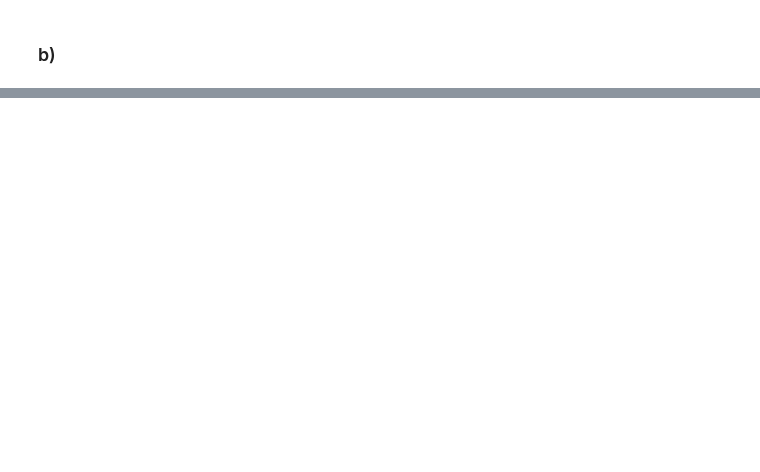
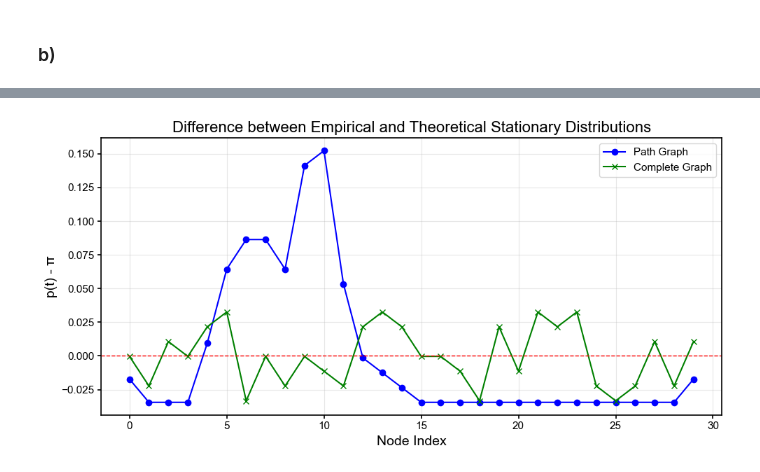
Before and after one commit to sepehrilami/phys7332_fa25, a Jupyter notebook: assignments/assignment03.ipynb, the cells around one changed output, grey strips where cells are left out. Saved outputs shown, nothing was run; the diff lists cells and outputs as text; code cells hidden in the pictures; blank space fills up the shorter version.

```diff
--- a/assignments/assignment03.ipynb
+++ b/assignments/assignment03.ipynb
@@ -1156,0 +942,20 @@ Overall, the spectral gap provides valuable insights into how network structure
+# %%
+# import eigs
+from scipy.sparse.linalg import eigs
+
+# Already defined P in part a.
+
+# Using linear algebra to compute lambda_1 and its right eigenvector
+vals, vecs = eigs(P.T, k=1, which='LR')
+lambda1 = vals[0]
+pi_vec = vecs[:, 0].real
+# pi_vec /= np.sum(pi_vec)  # Normalize to sum to 1
+print("Lambda_1 from eigs:", lambda1)
+print("Stationary distribution π from eigs:", pi_vec)
+
+print("---------------------------------------------------")
+
+# compute the second largest eigenvalue
+vals2, _ = eigs(P.T, k=2, which='LR')
+lambda2 = np.sort(np.abs(vals2))[::-1][1]
+print("Lambda_2 from eigs:", lambda2)
@@ -1156,0 +1078,36 @@ Overall, the spectral gap provides valuable insights into how network structure
+# %%
+T = 100
+burn_in = 10
+# Path graph random walk
+start_node_path = np.random.randint(0, P_path.shape[0])
+path_path = random_walk(P_path, start_node_path, T)
+visit_counts_path = np.zeros(G_path.number_of_nodes())
+for node in path_path[burn_in:]:
+    visit_counts_path[node] += 1
+pi_hat_path = visit_counts_path / np.sum(visit_counts_path)
+theoretical_pi_path = degrees_path / np.sum(degrees_path)
+p_diff_path = pi_hat_path - theoretical_pi_path
+
+# Complete graph random walk
+start_node_complete = np.random.randint(0, P_complete.shape[0])
+path_complete = random_walk(P_complete, start_node_complete, T)
+visit_counts_complete = np.zeros(G_complete.number_of_nodes())
+for node in path_complete[burn_in:]:
+    visit_counts_complete[node] += 1
+pi_hat_complete = visit_counts_complete / np.sum(visit_counts_complete)
+theoretical_pi_complete = degrees_complete / np.sum(degrees_complete)
+p_diff_complete = pi_hat_complete - theoretical_pi_complete
+
+plt.figure(figsize=(10, 5))
+plt.plot(p_diff_path, label='Path Graph', color='blue', marker='o')
+plt.plot(p_diff_complete, label='Complete Graph', color='green', marker='x')
+plt.title('Difference between Empirical and Theoretical Stationary Distributions', fontsize=16)
+plt.xlabel('Node Index', fontsize=14)
+plt.ylabel('p(t) - π', fontsize=14)
+plt.axhline(0, color='red', linestyle='--', linewidth=1)
+plt.legend()
+plt.grid(True, alpha=0.3)
+plt.tight_layout()
+plt.show()
+# %% [output]
+[figure, added]
```
Also changed, not shown: parts of 44 cells of this notebook, 1 other file.
